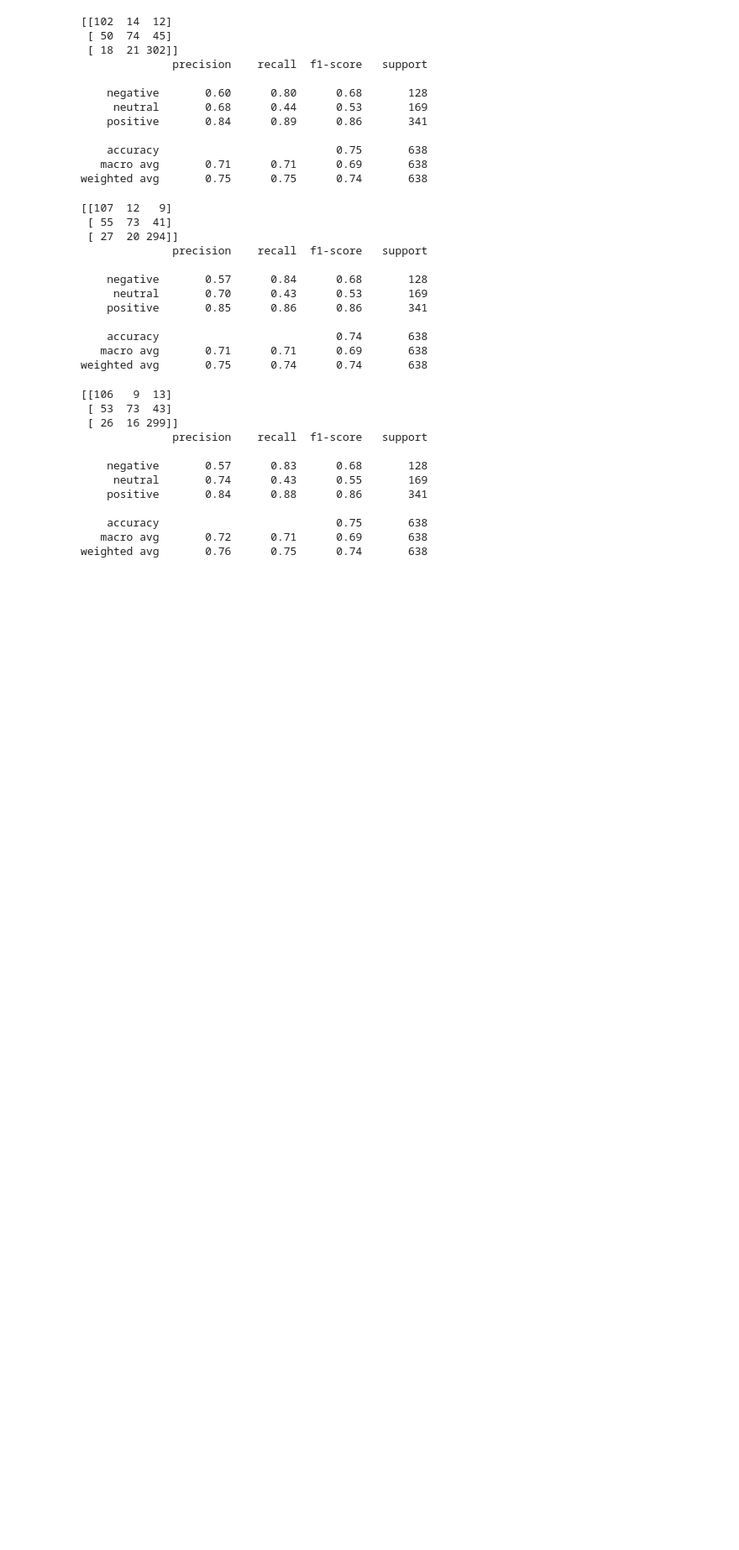
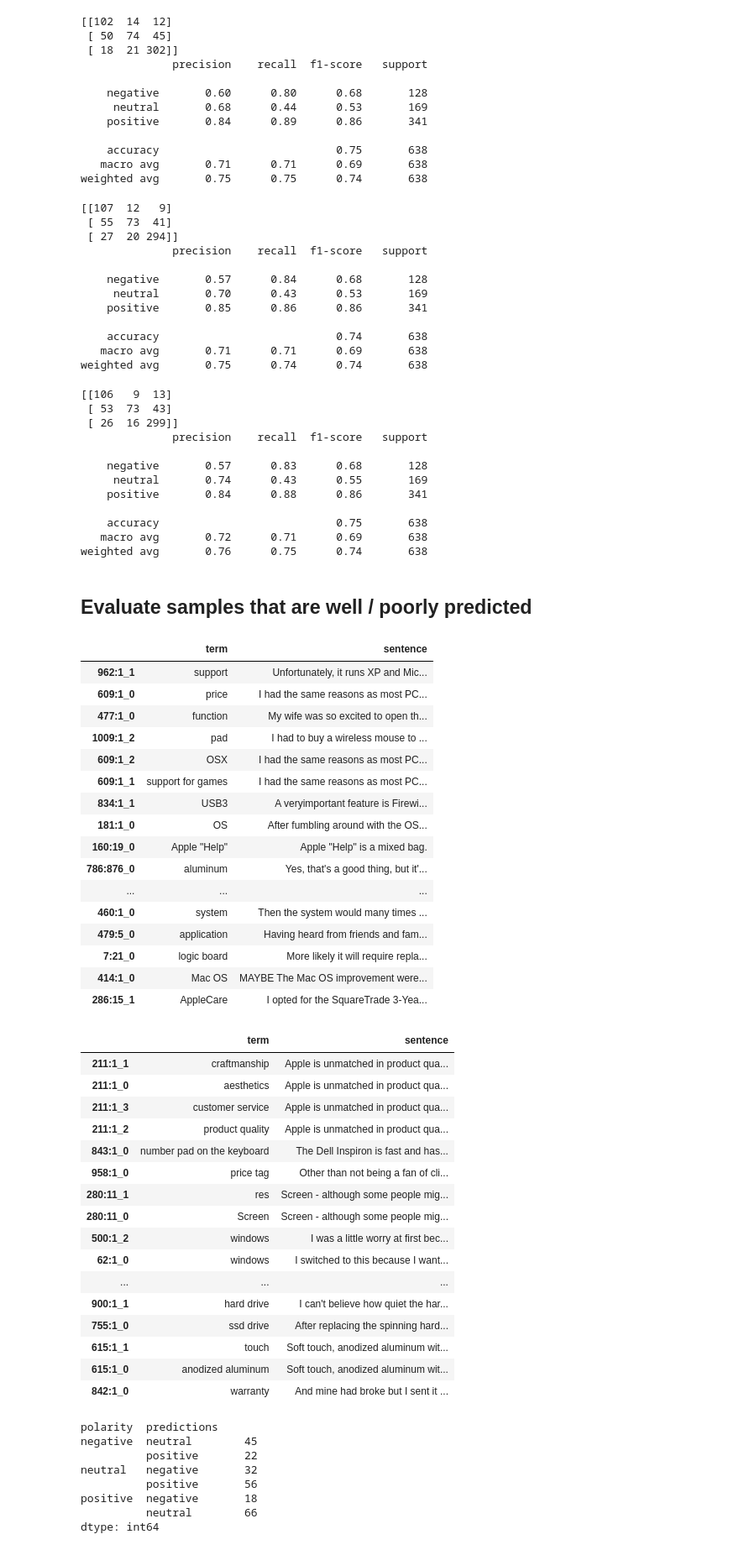
Before and after one commit to janehung04/w266-final, a Jupyter notebook: src/run-model.ipynb, the cells around one changed output. Shown at 84% size. Saved outputs shown, nothing was run; the diff lists cells and outputs as text; code cells hidden in the pictures; blank space fills up the shorter version.

Commit message:
add data explore for asc

```diff
--- a/src/run-model.ipynb
+++ b/src/run-model.ipynb
@@ -1709,3 +1713,62 @@ get_asc_eval(asc_laptop_test_df.polarity,asc_laptop_test_df['predictions_3_100']
 weighted avg       0.76      0.75      0.74       638
 # %%
 get_asc_eval(asc_laptop_test_df.polarity,asc_laptop_test_df['predictions_4_10'])
+# %% [markdown]
+## Evaluate samples that are well / poorly predicted
+# %%
+def explore_asc(pred_col):
+  # do we have any that are wildly incorrect?
+  with pd.option_context('display.max_colwidth', None):
+    print('negative >> positive')
+    display(asc_laptop_test_df[(asc_laptop_test_df.polarity == 'negative') & (asc_laptop_test_df[pred_col] == 'positive')][['term','sentence']])
+    print('positive >> negative')
+    display(asc_laptop_test_df[(asc_laptop_test_df.polarity == 'positive') & (asc_laptop_test_df[pred_col] == 'negative')][['term','sentence']])
+  # give me back ones that are move in/out neutral
+  assess = asc_laptop_test_df[(asc_laptop_test_df.polarity!= asc_laptop_test_df[pred_col])]
+  display(assess.groupby(['polarity',pred_col]).size())
+  display(assess.groupby(['polarity',pred_col]).size() / assess.shape[0])
+# %%
+explore_asc('predictions')
+# %% [output]
+|  | term | sentence |
+| 962:1_1 | support | Unfortunately, it runs XP and Mic... |
+| 609:1_0 | price | I had the same reasons as most PC... |
+| 477:1_0 | function | My wife was so excited to open th... |
+| 1009:1_2 | pad | I had to buy a wireless mouse to ... |
+| 609:1_2 | OSX | I had the same reasons as most PC... |
+| 609:1_1 | support for games | I had the same reasons as most PC... |
+| 834:1_1 | USB3 | A veryimportant feature is Firewi... |
+| 181:1_0 | OS | After fumbling around with the OS... |
+| 160:19_0 | Apple "Help" | Apple "Help" is a mixed bag. |
+| 786:876_0 | aluminum | Yes, that's a good thing, but it'... |
+| ... | ... | ... |
+| 460:1_0 | system | Then the system would many times ... |
+| 479:5_0 | application | Having heard from friends and fam... |
+| 7:21_0 | logic board | More likely it will require repla... |
+| 414:1_0 | Mac OS | MAYBE The Mac OS improvement were... |
+| 286:15_1 | AppleCare | I opted for the SquareTrade 3-Yea... |
+|  | term | sentence |
+| 211:1_1 | craftmanship | Apple is unmatched in product qua... |
+| 211:1_0 | aesthetics | Apple is unmatched in product qua... |
+| 211:1_3 | customer service | Apple is unmatched in product qua... |
+| 211:1_2 | product quality | Apple is unmatched in product qua... |
+| 843:1_0 | number pad on the keyboard | The Dell Inspiron is fast and has... |
+| 958:1_0 | price tag | Other than not being a fan of cli... |
+| 280:11_1 | res | Screen - although some people mig... |
+| 280:11_0 | Screen | Screen - although some people mig... |
+| 500:1_2 | windows | I was a little worry at first bec... |
+| 62:1_0 | windows | I switched to this because I want... |
+| ... | ... | ... |
+| 900:1_1 | hard drive | I can't believe how quiet the har... |
+| 755:1_0 | ssd drive | After replacing the spinning hard... |
+| 615:1_1 | touch | Soft touch, anodized aluminum wit... |
+| 615:1_0 | anodized aluminum | Soft touch, anodized aluminum wit... |
+| 842:1_0 | warranty | And mine had broke but I sent it ... |
+polarity  predictions
+negative  neutral        45
+          positive       22
+neutral   negative       32
+          positive       56
+positive  negative       18
+          neutral        66
+dtype: int64
```
Also changed, not shown: parts of 4 cells of this notebook.
